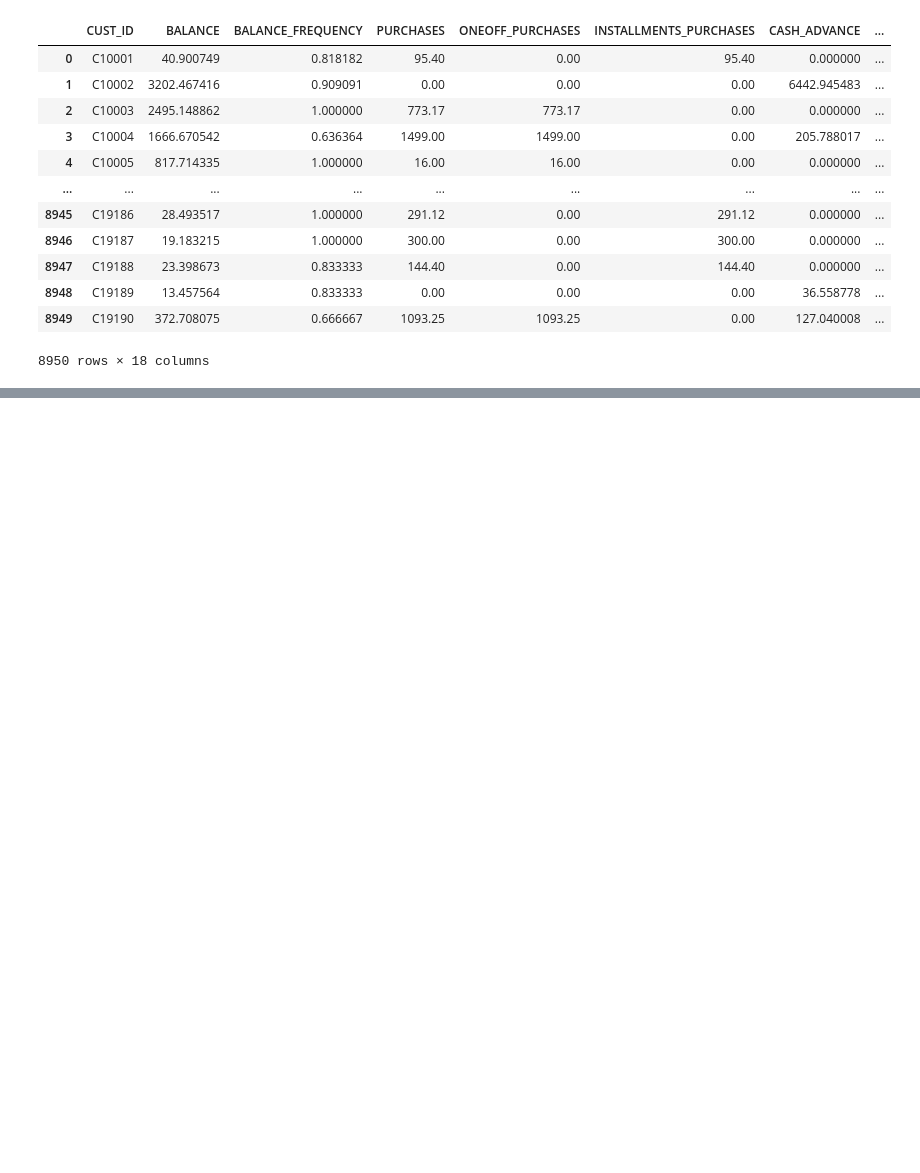
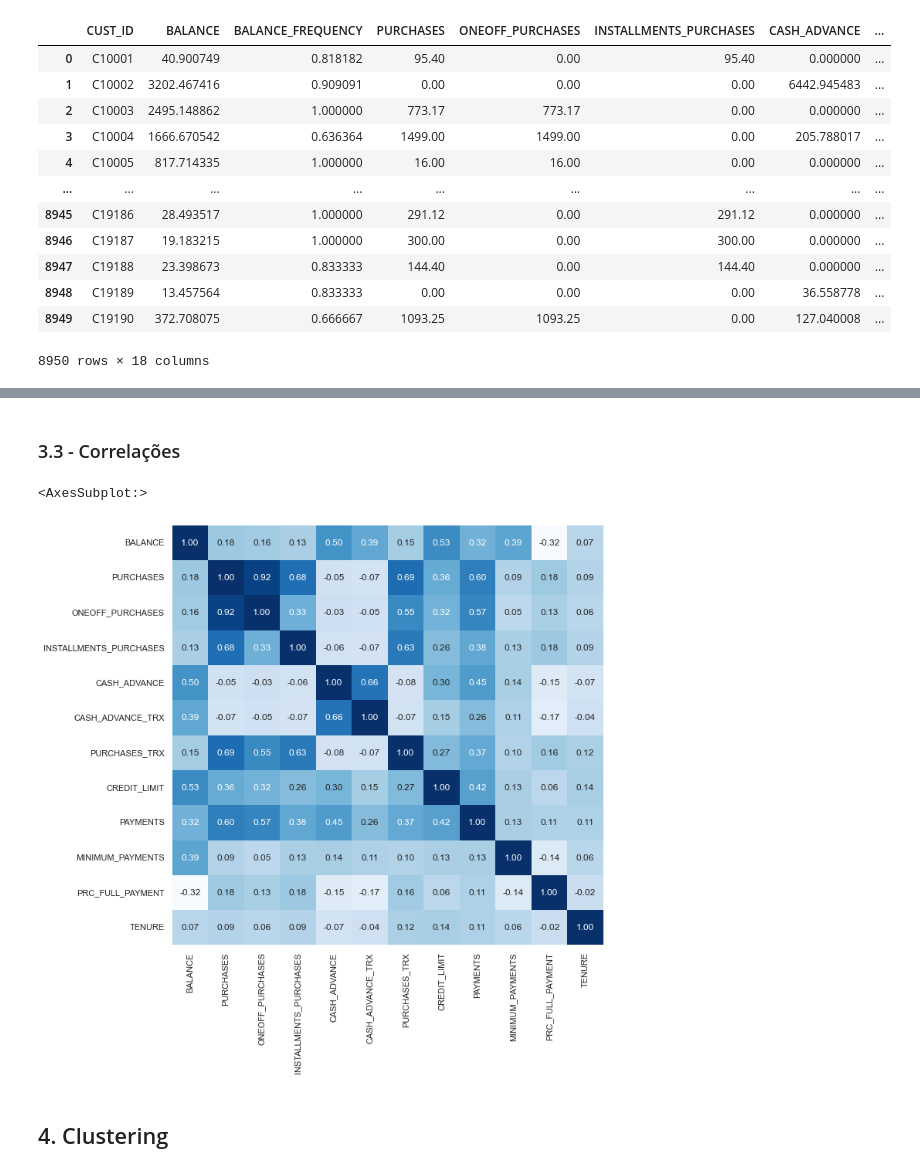
Before and after one commit to gizelecardoso/cluster_credit, a Jupyter notebook: cluster.ipynb, the cells around one changed output, grey strips where cells are left out. Cells and saved outputs as stored; diff of their text form; code cells hidden in the pictures; blank space fills up the shorter version.

Commit message:
Análises iniciais e primeiro cluster

```diff
--- a/cluster.ipynb
+++ b/cluster.ipynb
@@ -43,0 +110,2 @@ general
+# %%
+mean_imputer = SimpleImputer(missing_values=np.nan, strategy='mean')
@@ -43,0 +303,12 @@ general
+# %% [markdown]
+### 3.3 - Correlações
+# %%
+plt.figure(figsize=(10,10))
+
+corr = np.corrcoef(general_with_mean.values, rowvar=False)
+sns.heatmap(corr, annot=True, cmap='Blues', fmt='.2f', cbar=False, xticklabels=general_with_mean.columns, yticklabels=general_with_mean.columns)
+# %% [output]
+<AxesSubplot:>
+[figure, added]
+# %% [markdown]
+## 4. Clustering
```
Also changed, not shown: parts of 55 cells of this notebook.
